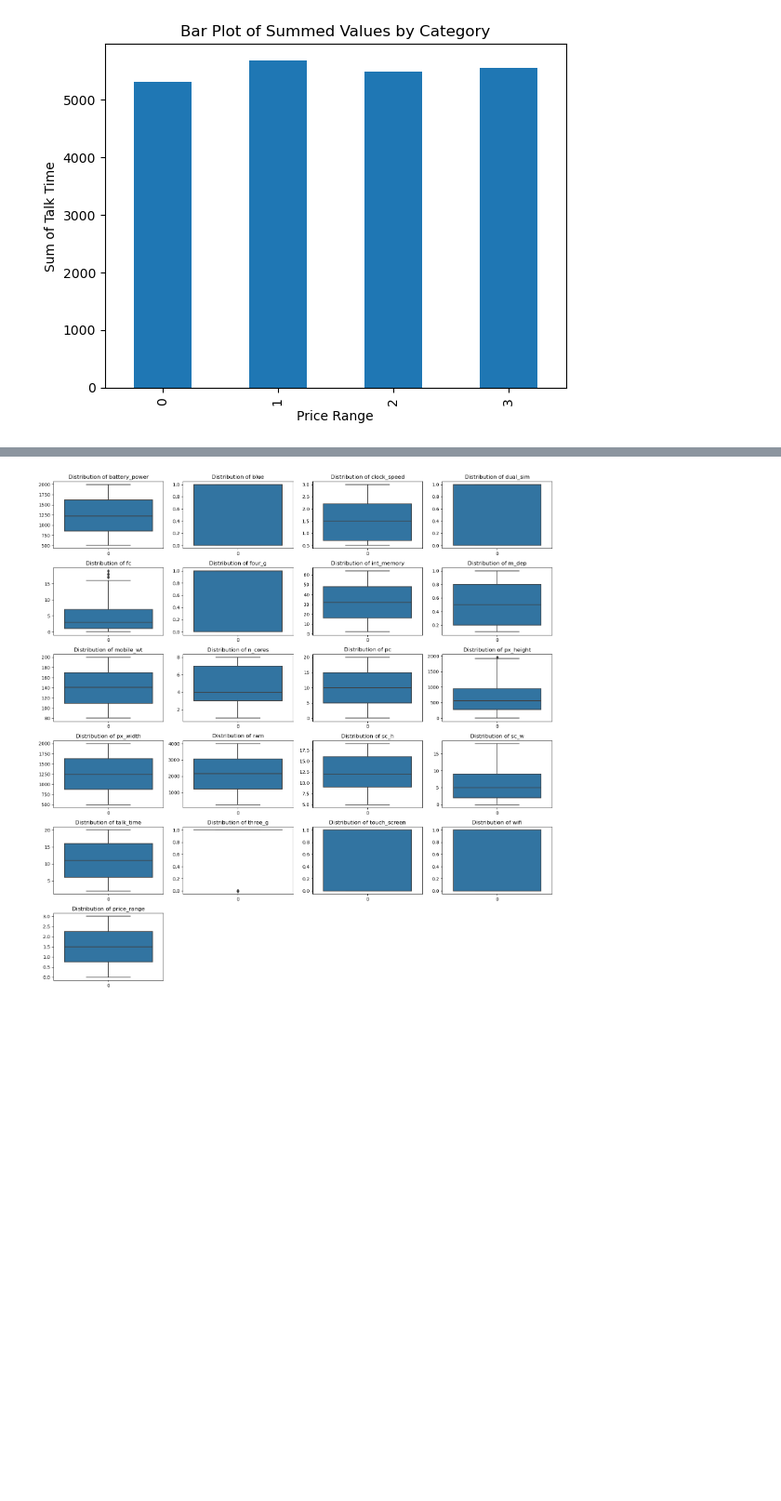
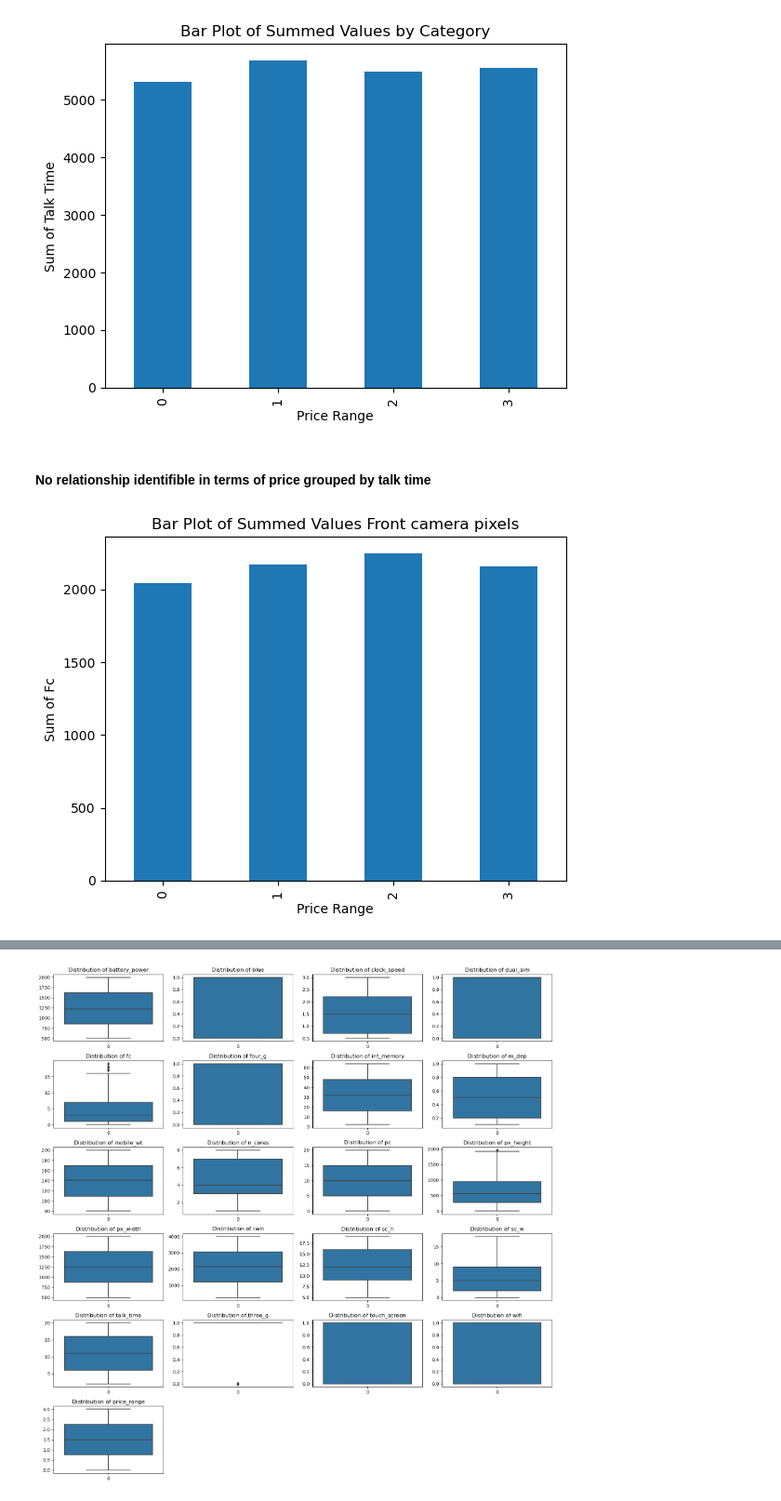
Before and after one commit to MaukanMir/Mobile-Price-Classification, a Jupyter notebook: training.ipynb, the cells around one changed output, grey strips where cells are left out. Shown: that part at 93% size. Cells and saved outputs as stored; diff of their text form; code cells hidden in the pictures; blank space fills up the shorter version.

```diff
--- a/training.ipynb
+++ b/training.ipynb
@@ -256,3 +255,15 @@ plt.title('Bar Plot of Summed Values by Category')
 plt.show()
 # %% [output]
 [figure]
+# %% [markdown]
+#### No relationship identifible in terms of price grouped by talk time
+# %%
+grouped_df = train_df.groupby('price_range')['fc'].sum().reset_index()
+
+grouped_df.plot(kind='bar', x='price_range', y='fc', legend=False)
+plt.xlabel('Price Range')
+plt.ylabel('Sum of Fc')
+plt.title('Bar Plot of Summed Values Front camera pixels')
+plt.show()
+# %% [output]
+[figure, added]
```
Also changed, not shown: parts of 12 cells of this notebook.
